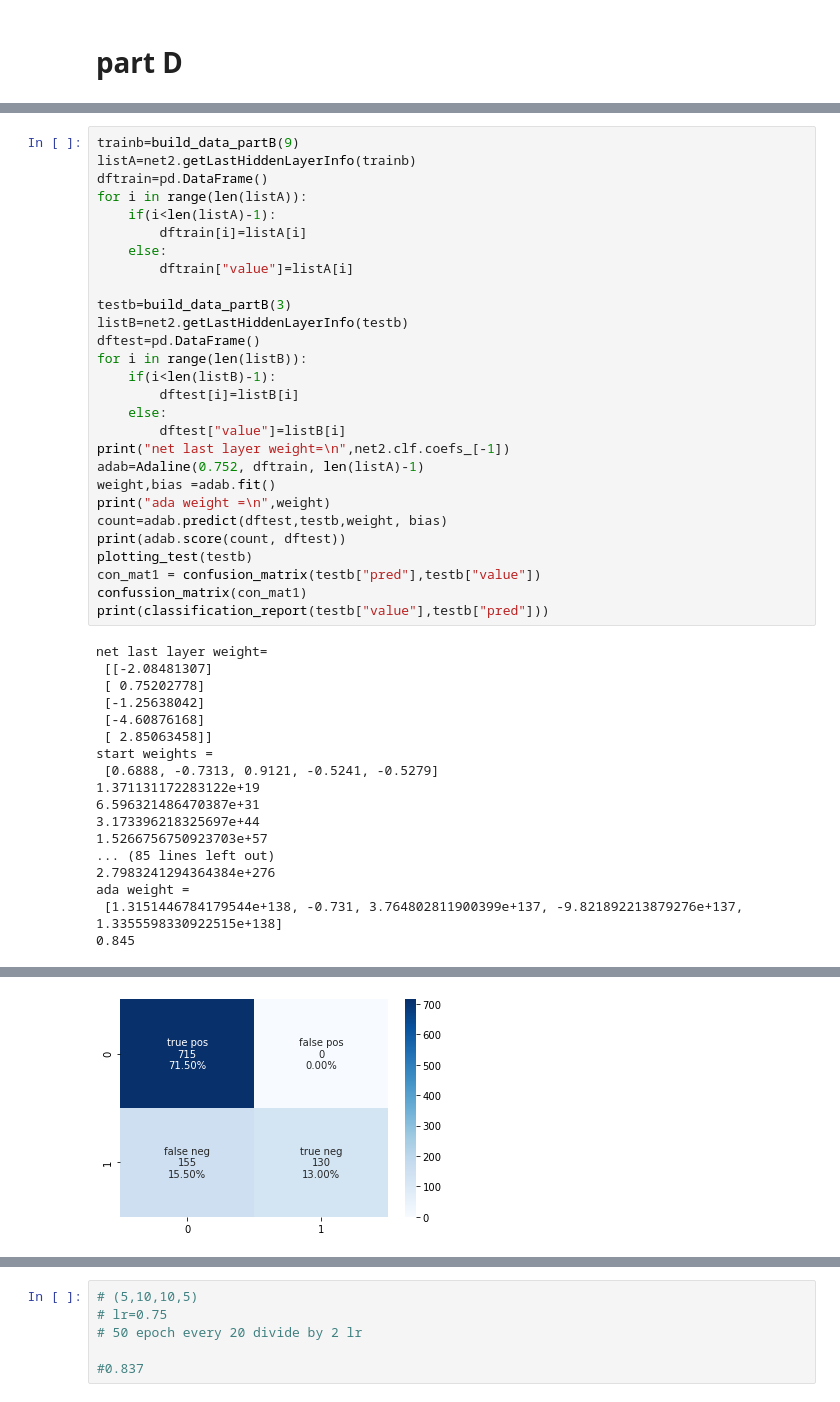
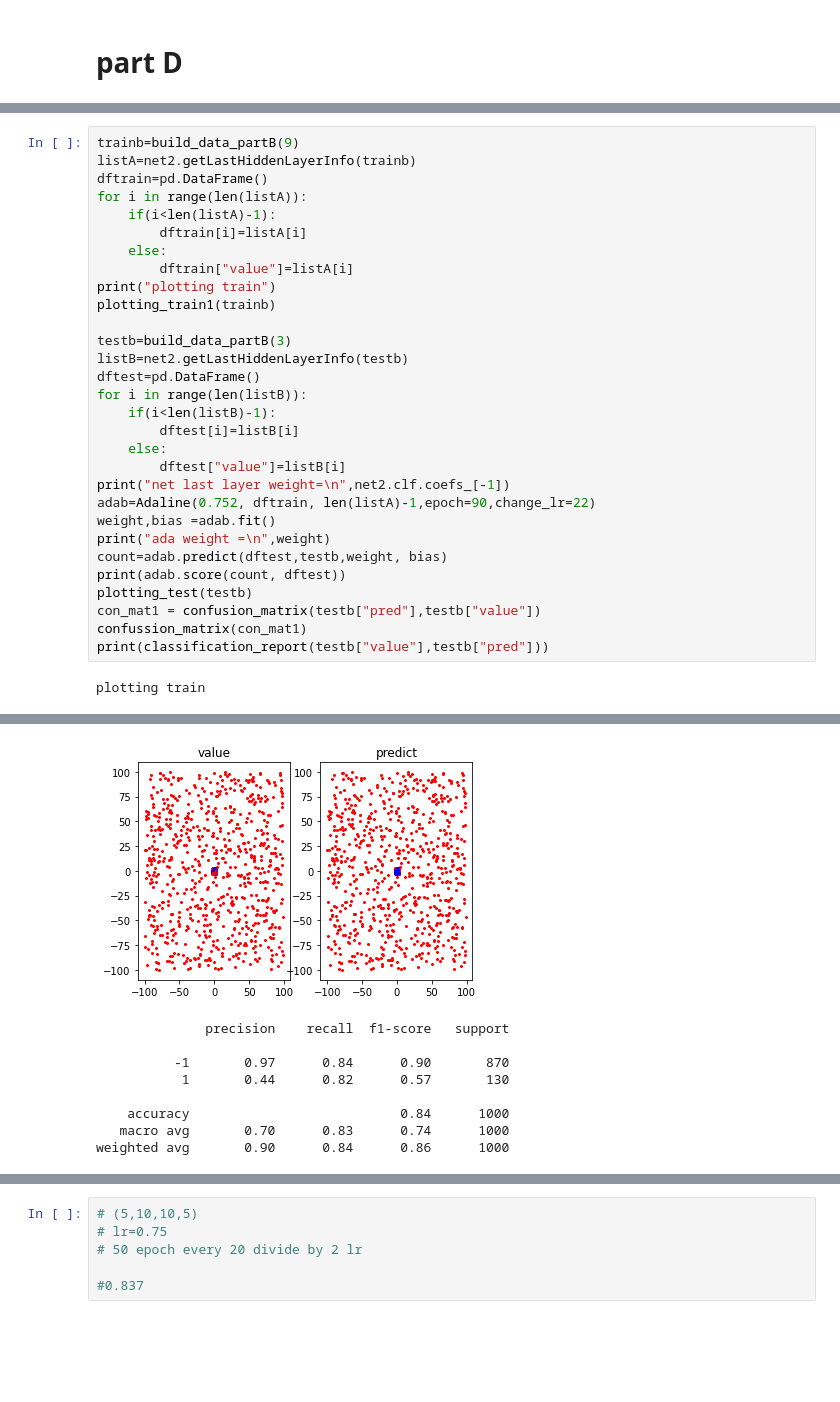
Before and after one commit to TaliaSeada/NeuroComputation_firstProject, a Jupyter notebook: C_D/C D.ipynb, the cells around one changed output, grey strips where cells are left out. Saved outputs shown, nothing was run; the diff lists cells and outputs as text; blank space fills up the shorter version.

```diff
--- a/C_D/C D.ipynb
+++ b/C_D/C D.ipynb
@@ -538,6 +589,8 @@ for i in range(len(listA)):
         dftrain[i]=listA[i]
     else:
         dftrain["value"]=listA[i]
+print("plotting train")
+plotting_train1(trainb)
 
 testb=build_data_partB(3)
 listB=net2.getLastHiddenLayerInfo(testb)
@@ -548,7 +601,7 @@ for i in range(len(listB)):
     else:
         dftest["value"]=listB[i]
 print("net last layer weight=\n",net2.clf.coefs_[-1])
-adab=Adaline(0.752, dftrain, len(listA)-1)
+adab=Adaline(0.752, dftrain, len(listA)-1,epoch=90,change_lr=22)
 weight,bias =adab.fit()
 print("ada weight =\n",weight)
 count=adab.predict(dftest,testb,weight, bias)
@@ -558,20 +611,4 @@ con_mat1 = confusion_matrix(testb["pred"],testb["value"])
 confussion_matrix(con_mat1)
 print(classification_report(testb["value"],testb["pred"]))
 # %% [output]
-net last layer weight=
- [[-2.08481307]
- [ 0.75202778]
- [-1.25638042]
- [-4.60876168]
- [ 2.85063458]]
-start weights =
- [0.6888, -0.7313, 0.9121, -0.5241, -0.5279]
-1.371131172283122e+19
-6.596321486470387e+31
-3.173396218325697e+44
-1.5266756750923703e+57
-... (85 lines left out)
-2.7983241294364384e+276
-ada weight =
- [1.3151446784179544e+138, -0.731, 3.764802811900399e+137, -9.821892213879276e+137, 1.3355598330922515e+138]
-0.845
+plotting train
@@ -587 +634,9 @@ weighted avg       0.93      0.84      0.87      1000
-[figure, old version]
+[figure, added]
+              precision    recall  f1-score   support
+
+          -1       0.97      0.84      0.90       870
+           1       0.44      0.82      0.57       130
+
+    accuracy                           0.84      1000
+   macro avg       0.70      0.83      0.74      1000
+weighted avg       0.90      0.84      0.86      1000
```
Also changed, not shown: parts of 11 cells of this notebook.
